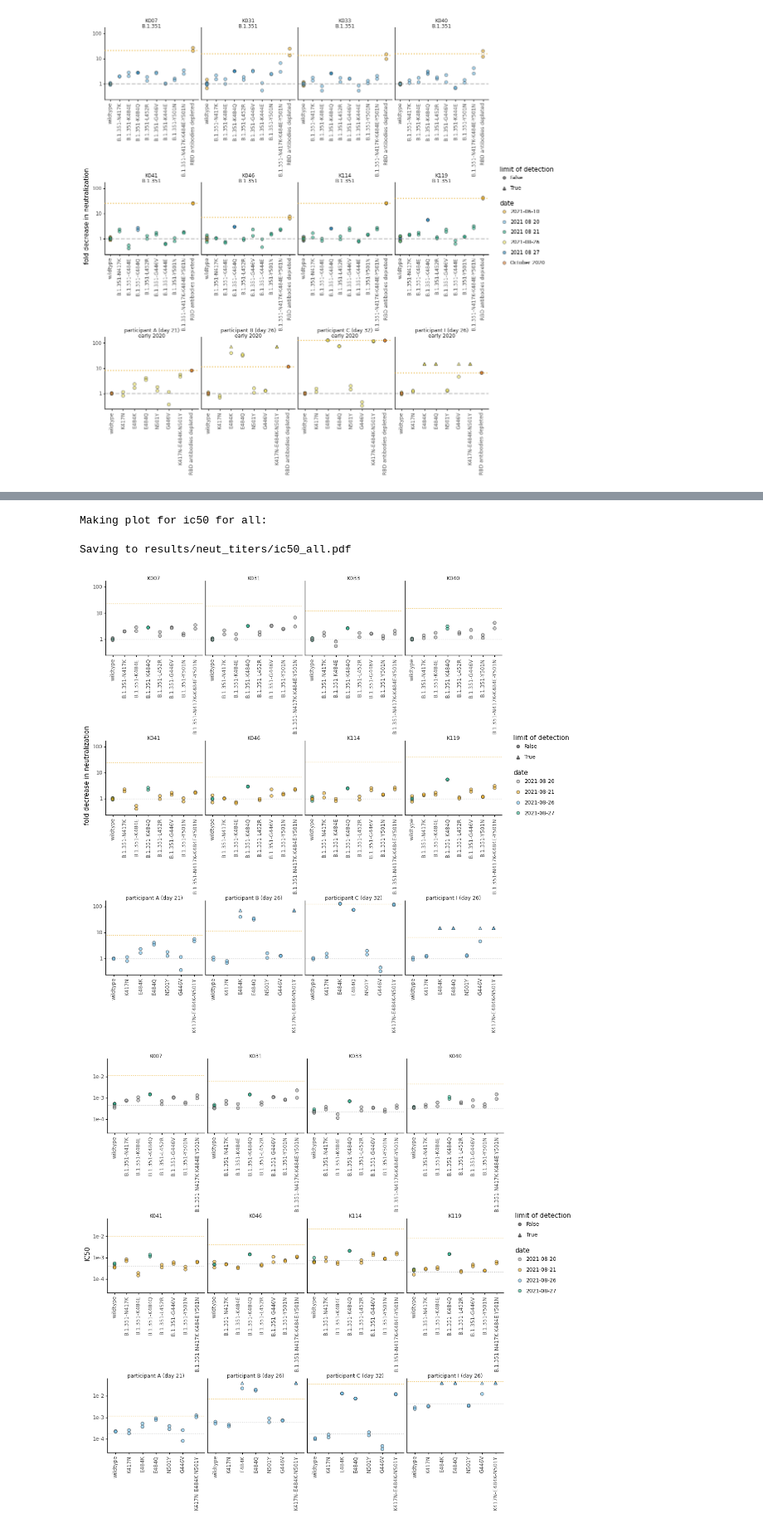
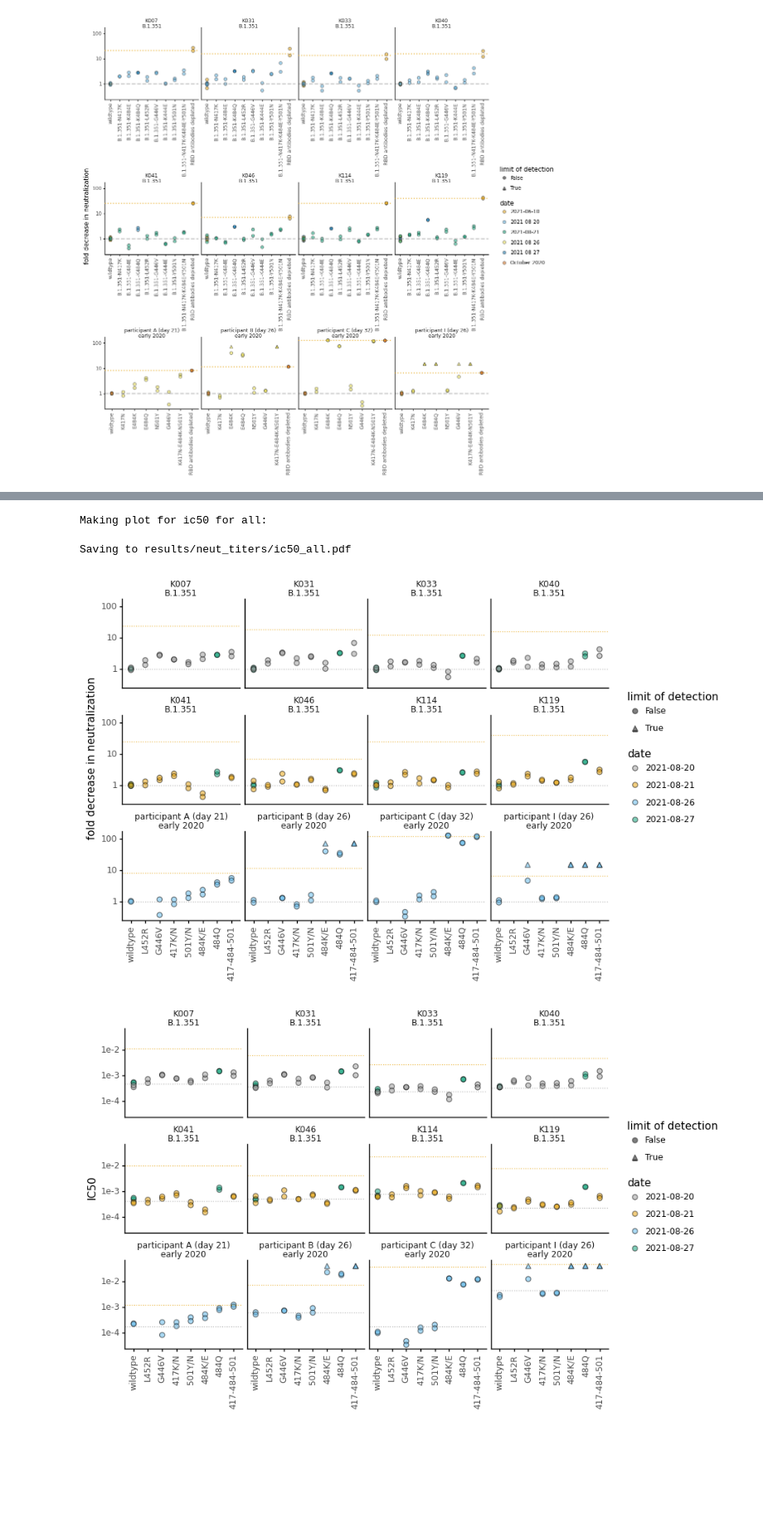
Before and after one commit to jbloomlab/SARS-CoV-2-RBD_B.1.351, a Jupyter notebook: experimental_data/analyze_neut_data.ipynb, the cells around one changed output, grey strips where cells are left out. Shown at 83% size. Cells and saved outputs as stored; diff of their text form; code cells hidden in the pictures; blank space fills up the shorter version.

Commit message:
re-run neut analysis

```diff
--- a/experimental_data/analyze_neut_data.ipynb
+++ b/experimental_data/analyze_neut_data.ipynb
@@ -455,3 +455,11 @@ Saving to results/neut_titers/fold_change_IC50_average.pdf
 Saving to results/neut_titers/fold_change_IC50_not_average.pdf
 [figure]
 [figure]
+# %%
+neut_titers=(neut_titers.assign(virus_labels=lambda x: x['virus']
+                                .map(config['virus_simplified_names']),
+                                serum_virus=lambda x: x['serum'].astype(str)+'\n'+x['infecting_virus']
+                               )
+            )
+
+neut_titers=(neut_titers.assign(virus_labels=lambda x: pd.Categorical(x['virus_labels'],ordered=True,categories=(config['virus_simplified_names_order'])),))
@@ -467,44 +484,43 @@ for metric in ['fold_change', 'ic50']:
         p = (ggplot(neut_titers
                     .query("virus in @virus_subsample & date in @dates & replicate!= 'average'")
                     ) +
-             aes('virus', metric, shape='ic50_is_bound',
+             aes('virus_labels', metric, shape='ic50_is_bound',
                 ) +
              geom_point(aes(fill='date'), size=2.5, alpha=0.5, ) + #fill='#999999',
              scale_y_log10(name=ylab[metric]) +
-             facet_wrap('~serum', ncol=4, scales='free_x') +
+             facet_wrap('~serum_virus', ncol=4, scales='fixed') +
              theme_classic() +
              theme(axis_text_x=element_text(angle=90),
                axis_title_x=element_blank(),
                strip_background_x=element_blank(),
-               subplots_adjust={'hspace': 1.15},
-               figure_size=(12, 12),
+               figure_size=(9, 6),
                ) +
              geom_hline(data=(neut_titers
                               .query('virus in ["wildtype", "RBD antibodies depleted"] & replicate!="average"')
-                              .groupby(['serum', 'virus'])
+                              .groupby(['serum', 'virus', 'serum_virus'])
                               .agg({metric: geometric_mean})
                               .reset_index()
                              ),
                         inherit_aes=False,
                         mapping=aes(yintercept=metric, color='virus'),
                         alpha=0.7,
                         size=0.5,
                         linetype='dotted',
                        ) +
              scale_shape_manual(values=['o','^'], name='limit of detection') +
              scale_color_manual(values=CBPALETTE*3, guide=False) +
              scale_fill_manual(values=CBPALETTE*3)
              )
 
         _ = p.draw()
 
         plotfile = f'{results}/{metric}_{virus_set}.pdf'
         print(f"Saving to {plotfile}")
         p.save(plotfile, limitsize=False, verbose=False)
 # %% [output]
 Making plot for fold_change for all:
 Saving to results/neut_titers/fold_change_all.pdf
 Making plot for ic50 for all:
 Saving to results/neut_titers/ic50_all.pdf
-[figure, old version]
+[figure, new version]
-[figure, old version]
+[figure, new version]
```
Also changed, not shown: parts of 11 cells of this notebook, 56 other files.
